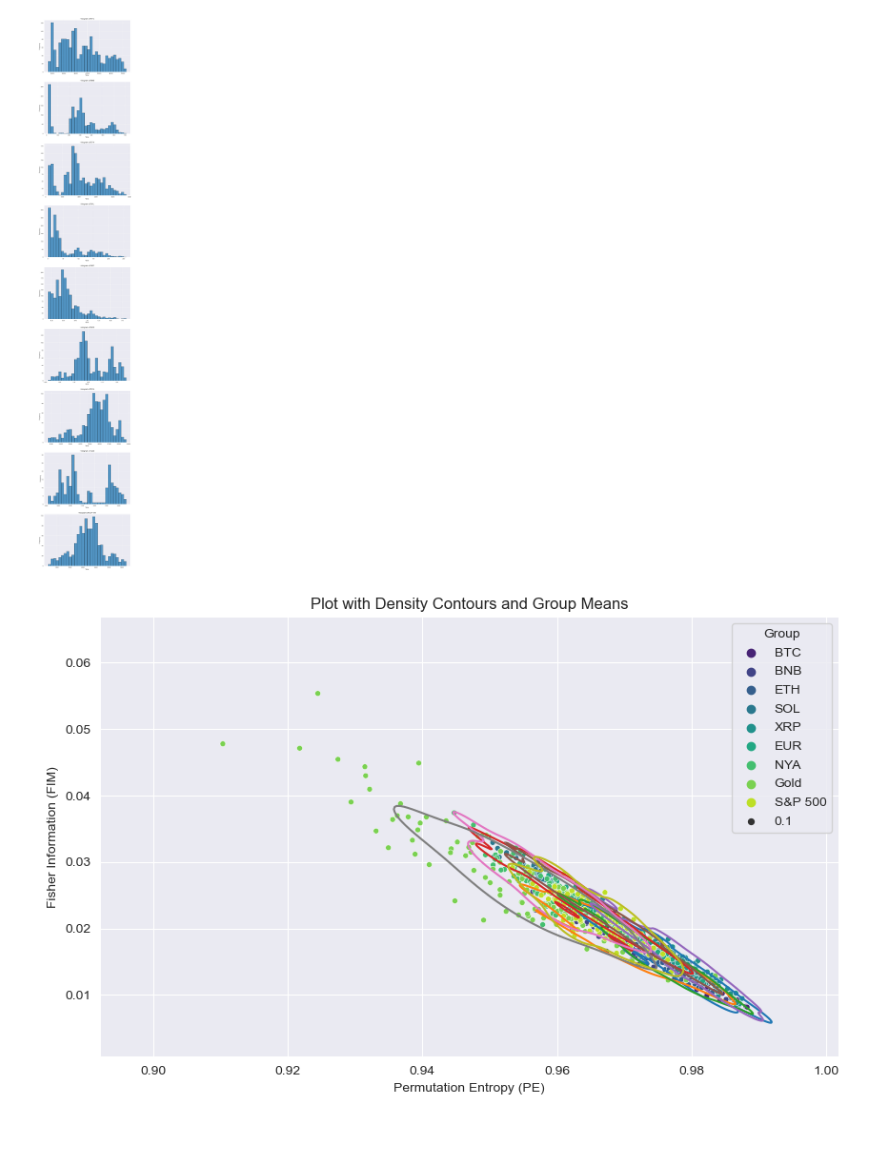
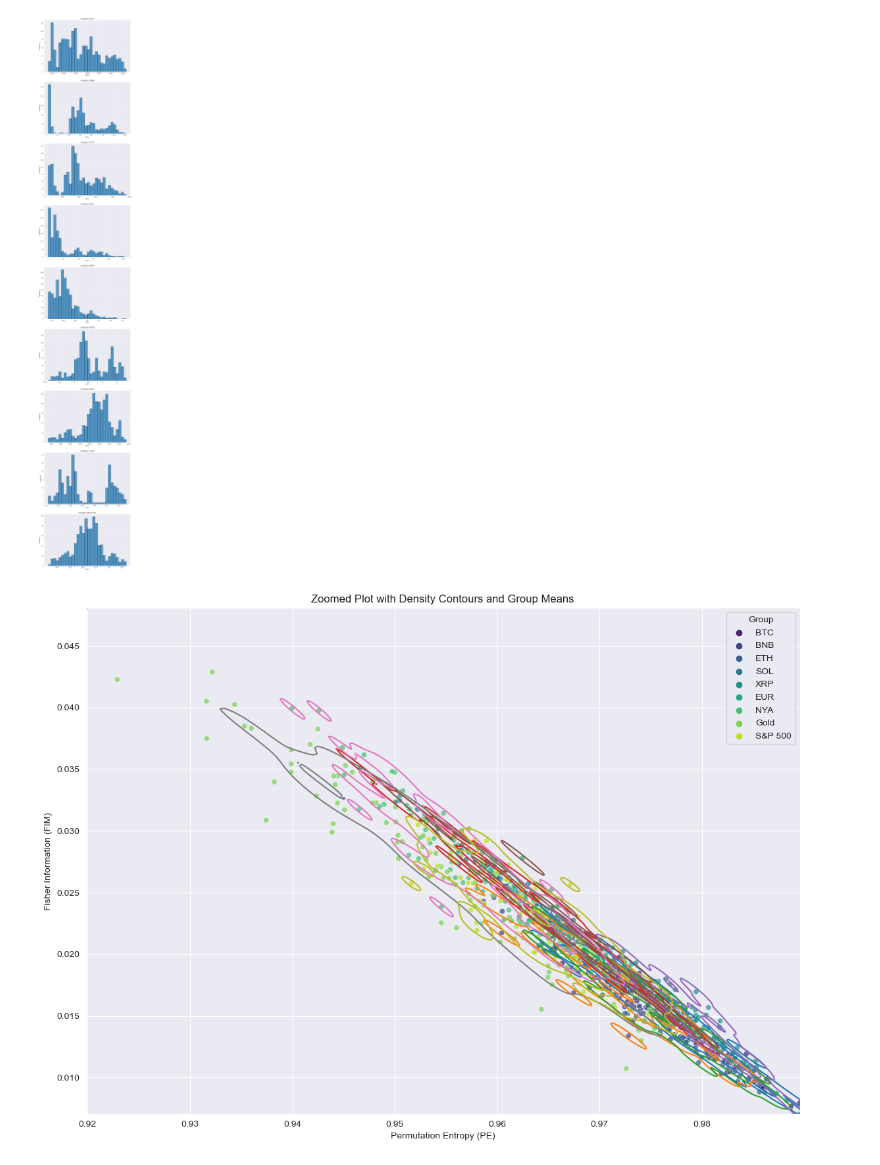
Before and after one commit to Traivok/bss, a Jupyter notebook: main.ipynb, the cells around one changed output. Saved outputs shown, nothing was run; the diff lists cells and outputs as text; code cells hidden in the pictures; blank space fills up the shorter version.

```diff
--- a/main.ipynb
+++ b/main.ipynb
@@ -55,44 +63,31 @@ plt.show()
 # %% [output]
 [figure]
 # %%
-# OProcess each CSV file
+import matplotlib.pyplot as plt
+import seaborn as sns
+import pandas as pd
 
-points = []
+# Assuming df is already defined as per your code
 
-for f, name in csv_files:
-    reader = CryptoCsvReader(f'data/{f}')
-    time_series = reader.read()
-    value_dict = MFN(
-        time_series,
-        b=10,
-        B=.1,
-        size=100,
-        dx=3
-    )
-    # Append all values for each file
-    pe_values = value_dict['permutation entropy']
-    fim_values = value_dict['fisher information']
-    for pe, fim in zip(pe_values, fim_values):
-        points.append((pe, fim, name))
+plt.figure(figsize=(14, 10))
 
-# Convert points list to a DataFrame
-df = pd.DataFrame(points, columns=['PE', 'FIM', 'group'])
+# Density contours with adjusted bandwidth
+sns.kdeplot(data=df, x='PE', y='FIM', hue='group', color='k', levels=3, bw_adjust=0.5)
 
-# Plotting
-plt.figure(figsize=(10, 6))
+# Points with increased size
+sns.scatterplot(data=df, x='PE', y='FIM', hue='group', palette='viridis', alpha=0.7)
 
-# Density contours
-sns.kdeplot(data=df, x='PE', y='FIM', hue='group', levels=1, color='k')
+# Set axis limits to zoom in (adjust these limits as needed)
+plt.xlim(df['PE'].min(), df['PE'].max())
+plt.ylim(df['FIM'].min(), df['FIM'].max())
 
-# Points
-sns.scatterplot(data=df, x='PE', y='FIM', hue='group', size=0.1, palette='viridis')
-plt.title('Plot with Density Contours and Group Means')
+plt.title('Zoomed Plot with Density Contours and Group Means')
 plt.xlabel('Permutation Entropy (PE)')
 plt.ylabel('Fisher Information (FIM)')
 plt.legend(title='Group')
 plt.show()
 # %% [output]
-[figure, old version]
+[figure, new version]
 # %%
 
 
```
Also changed, not shown: parts of 2 cells of this notebook, 2 other files.
